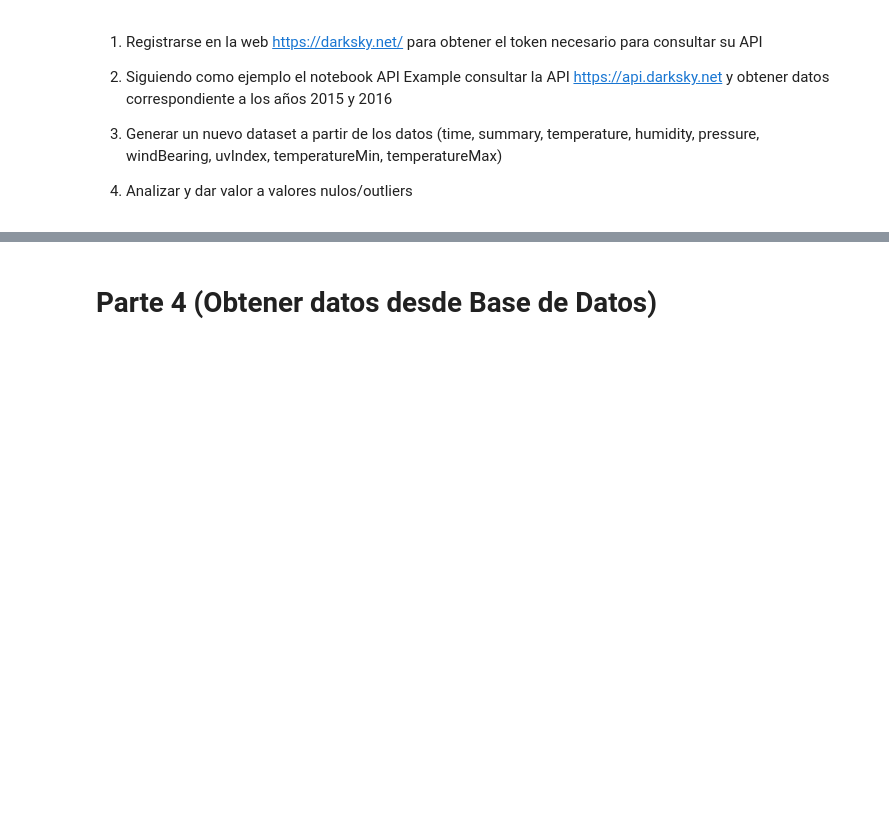
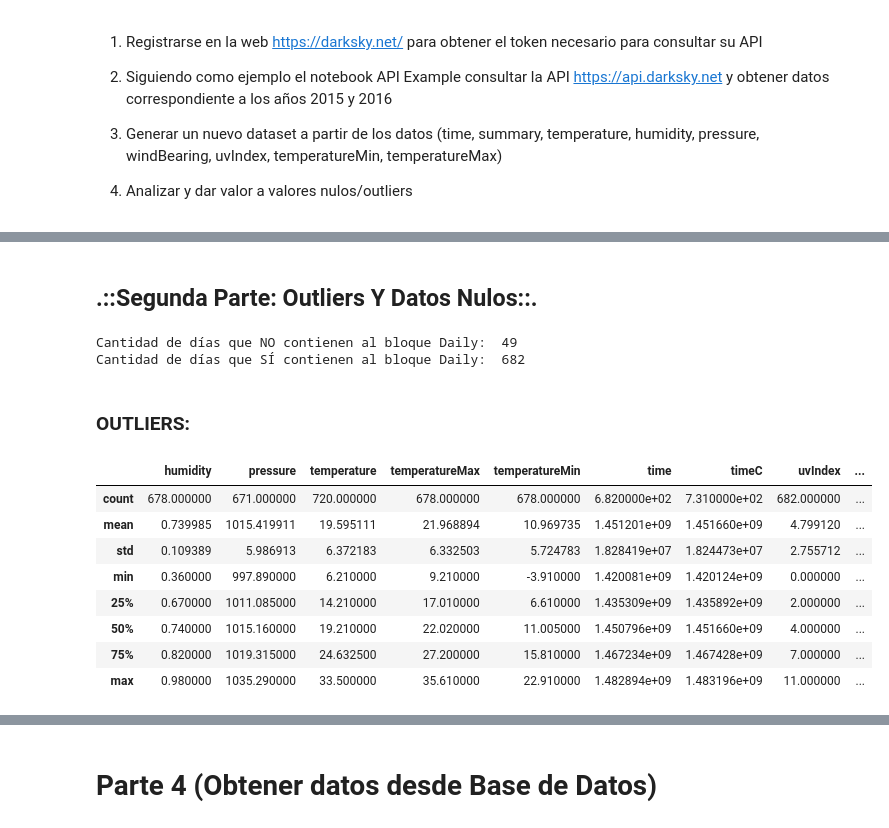
Before and after one commit to jmvd07/cuandoLlueve, a Jupyter notebook: Analisis exploratorio y curacion de datos/Cuando Llueve.ipynb, the cells around one changed output, grey strips where cells are left out. Saved outputs shown, nothing was run; the diff lists cells and outputs as text; code cells hidden in the pictures; blank space fills up the shorter version.

```diff
--- a/Analisis exploratorio y curacion de datos/Cuando Llueve.ipynb
+++ b/Analisis exploratorio y curacion de datos/Cuando Llueve.ipynb
@@ -392,0 +506,60 @@ validas para esas columnas.
+# %%
+datos_solicitados = ['time','summary','humidity','pressure','windBearing','uvIndex','temperatureMin','temperatureMax']
+datos = {}               # diccionario que almacena el valor de cada variable solicitada
+dbDatos = pd.DataFrame() # dataframe de los datos
+
+# creacion de dataframe
+for i in range(len(json_data)):
+    timeC = json_data[i]['currently']['time']
+    datos.update({'timeC':timeC})  # hora de tempreratura actual
+    try:
+        temperature = json_data[i]['currently']['temperature']
+        datos.update({'temperature':temperature})
+    except:
+        temperature = np.nan
+        datos.update({'temperature':temperature})
+    if 'daily' in json_data[i].keys():
+        datos_del_dia = list(json_data[i]['daily']['data'][0].keys())
+        faltantes     = list(set(datos_solicitados)-set(datos_del_dia))
+        existentes    = list(set(datos_solicitados)-set(faltantes))
+        for existente in range(len(existentes)):
+            datos.update({existentes[existente]:json_data[i]['daily']['data'][0][existentes[existente]]})
+        for faltante in range(len(faltantes)):
+            if faltantes[faltante]=='summary':
+                datos.update({faltantes[faltante]:np.nan})
+            else:
+                datos.update({faltantes[faltante]:np.nan})
+    else:
+        for solicitados in range(len(datos_solicitados)):
+            if datos_solicitados[solicitados]=='summary':
+                datos.update({datos_solicitados[solicitados]:np.nan})
+            else:
+                datos.update({datos_solicitados[solicitados]:np.nan})
+    dbDatos = dbDatos.append(datos,ignore_index=True)
+# %% [markdown]
+## .::Segunda Parte: Outliers Y Datos Nulos::.
+# %%
+dbDatos_sin_bloque_daily = dbDatos[dbDatos.time.isna()==True]
+dbDatos_con_bloque_daily = dbDatos[dbDatos.time.isna()==False]
+
+tot_datos_sin_daily = len(dbDatos_sin_bloque_daily)
+tot_datos_con_daily = len(dbDatos_con_bloque_daily)
+print('Cantidad de días que NO contienen al bloque Daily: ',tot_datos_sin_daily,'\nCantidad de días que SÍ contienen al bloque Daily: ',tot_datos_con_daily)
+# %% [output]
+Cantidad de días que NO contienen al bloque Daily:  49
+Cantidad de días que SÍ contienen al bloque Daily:  682
+# %% [markdown]
+### OUTLIERS:
+# %%
+estadisticos = dbDatos.describe()
+estadisticos
+# %% [output]
+|  | humidity | pressure | temperature | temperatureMax | temperatureMin | time | timeC | uvIndex | ... |
+| count | 678.000000 | 671.000000 | 720.000000 | 678.000000 | 678.000000 | 6.820000e+02 | 7.310000e+02 | 682.000000 | ... |
+| mean | 0.739985 | 1015.419911 | 19.595111 | 21.968894 | 10.969735 | 1.451201e+09 | 1.451660e+09 | 4.799120 | ... |
+| std | 0.109389 | 5.986913 | 6.372183 | 6.332503 | 5.724783 | 1.828419e+07 | 1.824473e+07 | 2.755712 | ... |
+| min | 0.360000 | 997.890000 | 6.210000 | 9.210000 | -3.910000 | 1.420081e+09 | 1.420124e+09 | 0.000000 | ... |
+| 25% | 0.670000 | 1011.085000 | 14.210000 | 17.010000 | 6.610000 | 1.435309e+09 | 1.435892e+09 | 2.000000 | ... |
+| 50% | 0.740000 | 1015.160000 | 19.210000 | 22.020000 | 11.005000 | 1.450796e+09 | 1.451660e+09 | 4.000000 | ... |
+| 75% | 0.820000 | 1019.315000 | 24.632500 | 27.200000 | 15.810000 | 1.467234e+09 | 1.467428e+09 | 7.000000 | ... |
+| max | 0.980000 | 1035.290000 | 33.500000 | 35.610000 | 22.910000 | 1.482894e+09 | 1.483196e+09 | 11.000000 | ... |
```
Also changed, not shown: parts of 39 cells of this notebook.
